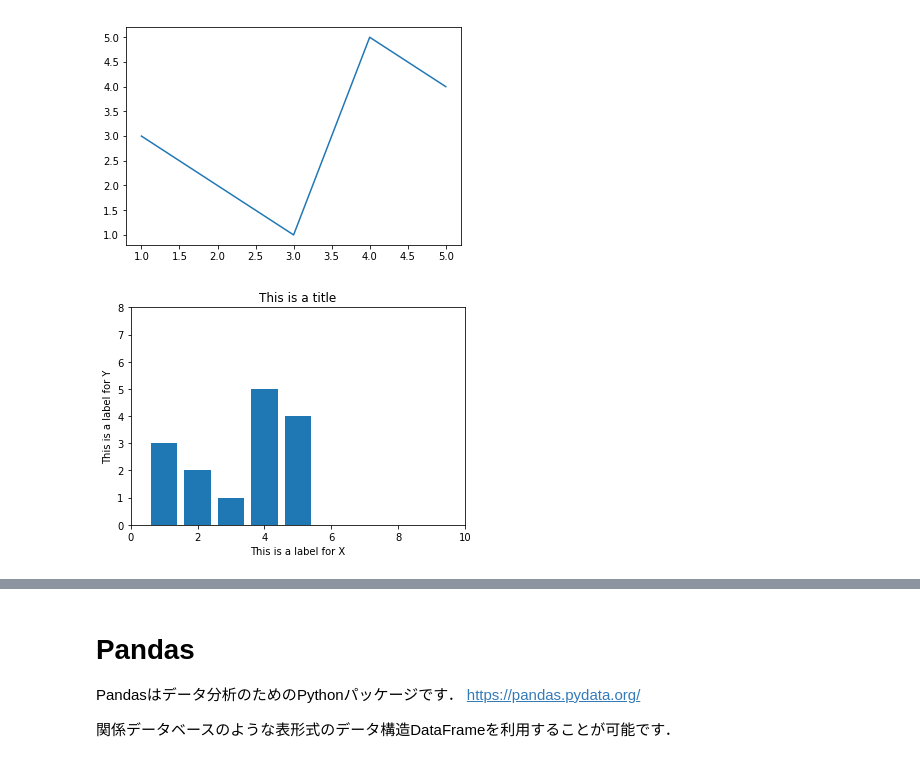
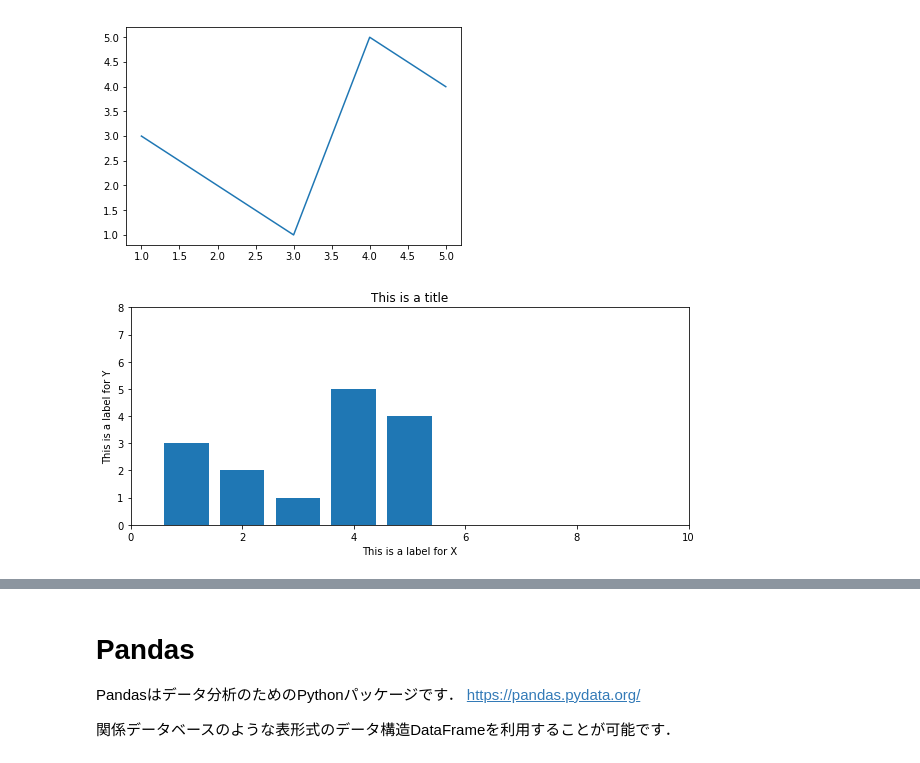
Before and after one commit to mpkato/iam, a Jupyter notebook: notebooks/11_matplotlib_pandas.ipynb, the cells around one changed output, grey strips where cells are left out. Drawn from its saved outputs; the diff is of its cells as text; code cells hidden in the pictures.

```diff
--- a/notebooks/11_matplotlib_pandas.ipynb
+++ b/notebooks/11_matplotlib_pandas.ipynb
@@ -43,14 +43,16 @@ plt.show() #グラフの表示
 [figure]
 # %%
 # 各種グラフの設定
+
+plt.figure(figsize=(10, 4)) # グラフサイズ設定
 plt.bar(x=X, height=Y) # 棒グラフの表示
 
 plt.xlabel("This is a label for X") # x軸のラベル
 plt.ylabel("This is a label for Y") # y軸のラベル
 plt.title("This is a title") # タイトル
 plt.xlim(0, 10) # x軸の範囲設定: 0から10まで
 plt.ylim(0, 8) # y軸の範囲設定: 0から8まで
 
 plt.show() #グラフの表示
 # %% [output]
-[figure, old version]
+[figure, new version]
```
Also changed, not shown: parts of 1 cell of this notebook.
